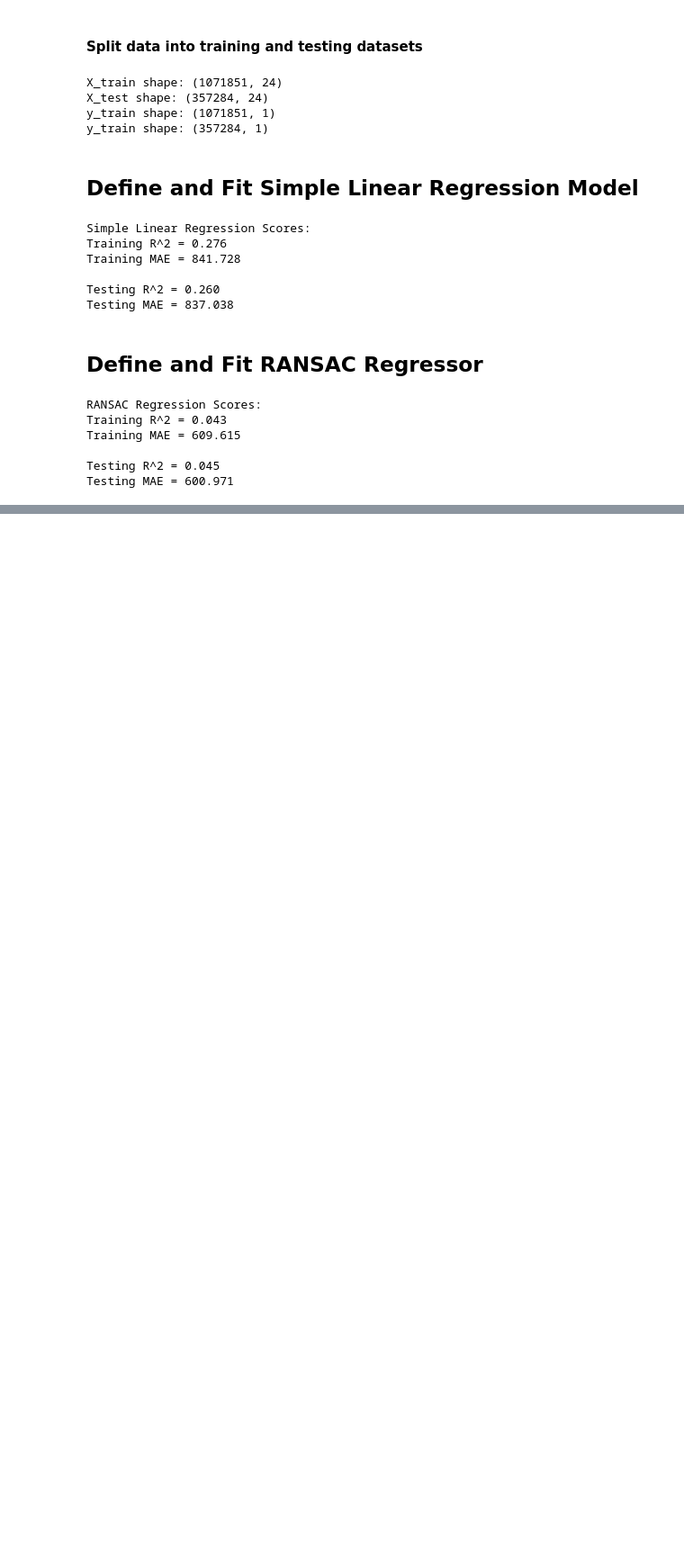
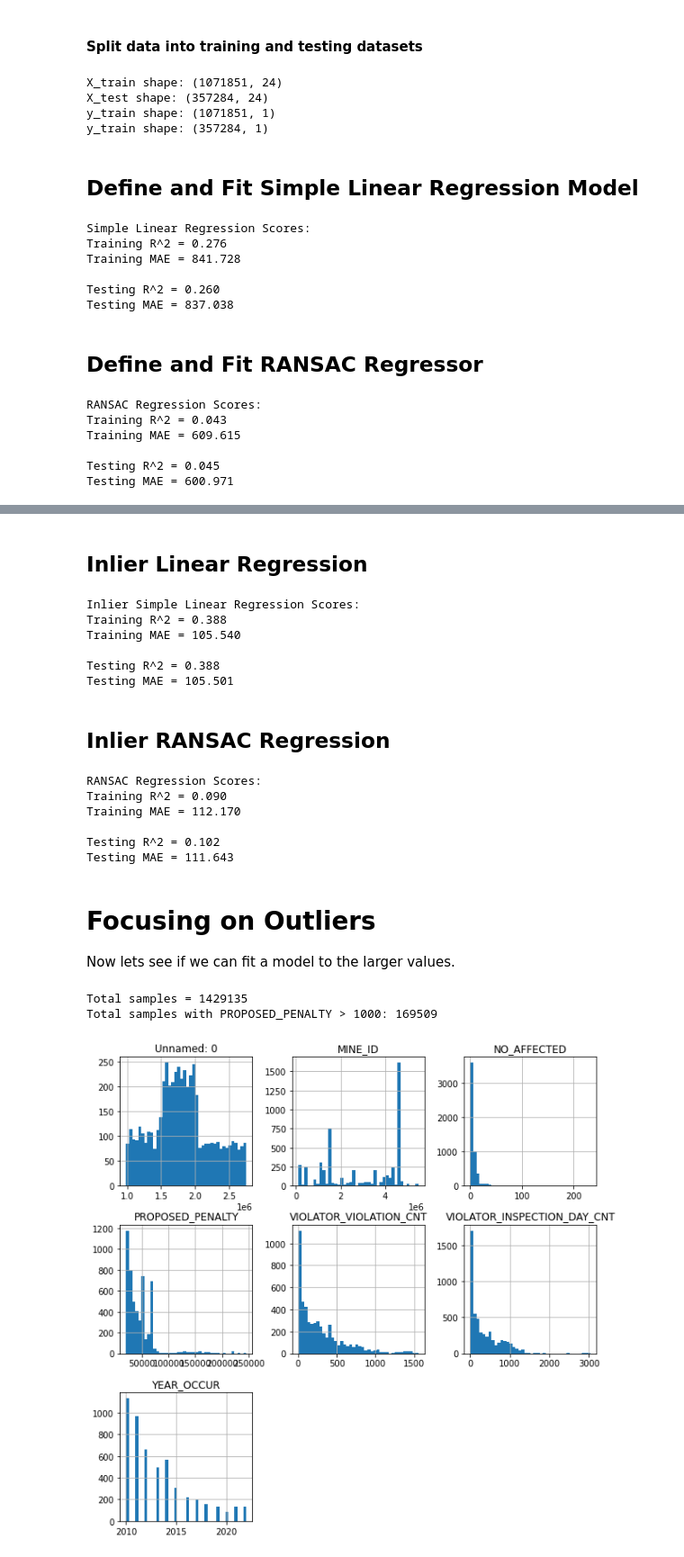
Before and after one commit to jacobdwatters/NIOSH-Project, a Jupyter notebook: LinearModels_Baseline.ipynb, the cells around one changed output, grey strips where cells are left out. Shown: that part at 90% size. Cells and saved outputs as stored; diff of their text form; code cells hidden in the pictures; blank space fills up the shorter version.

```diff
--- a/LinearModels_Baseline.ipynb
+++ b/LinearModels_Baseline.ipynb
@@ -130,0 +168,2 @@ Testing MAE = 600.971
+# %% [markdown]
+## Inlier Linear Regression
@@ -130,0 +172,25 @@ Testing MAE = 600.971
+# %%
+lin_reg_inliers_y_pred_train = lin_reg_inliers.predict(X_train_inliers)
+lin_reg_inliers_y_pred_test = lin_reg_inliers.predict(X_test_inliers)
+
+lin_reg_inliers_r_squared_train = r2_score(y_train_inliers, lin_reg_inliers_y_pred_train)
+lin_reg_inliers_r_squared_test = r2_score(y_test_inliers, lin_reg_inliers_y_pred_test)
+
+lin_reg_inliers_mae_train = mean_absolute_error(y_train_inliers, lin_reg_inliers_y_pred_train)
+lin_reg_inliers_mae_test = mean_absolute_error(y_test_inliers, lin_reg_inliers_y_pred_test)
+
+print('Inlier Simple Linear Regression Scores:')
+print('Training R^2 = %.3f' % lin_reg_inliers_r_squared_train)
+print('Training MAE = %.3f' % lin_reg_inliers_mae_train)
+
+print('\nTesting R^2 = %.3f' % lin_reg_inliers_r_squared_test)
+print('Testing MAE = %.3f' % lin_reg_inliers_mae_test)
+# %% [output]
+Inlier Simple Linear Regression Scores:
+Training R^2 = 0.388
+Training MAE = 105.540
+
+Testing R^2 = 0.388
+Testing MAE = 105.501
+# %% [markdown]
+## Inlier RANSAC Regression
@@ -130,0 +199,38 @@ Testing MAE = 600.971
+# %%
+ransac_reg_inliers_y_pred_train = ransac_reg_inliers.predict(X_train_inliers)
+ransac_reg_inliers_y_pred_test = ransac_reg_inliers.predict(X_test_inliers)
+
+ransac_reg_inliers_r_squared_train = r2_score(y_train_inliers, ransac_reg_inliers_y_pred_train)
+ransac_reg_inliers_r_squared_test = r2_score(y_test_inliers, ransac_reg_inliers_y_pred_test)
+
+ransac_reg_inliers_mae_train = mean_absolute_error(y_train_inliers, ransac_reg_inliers_y_pred_train)
+ransac_reg_inliers_mae_test = mean_absolute_error(y_test_inliers, ransac_reg_inliers_y_pred_test)
+
+print('Inlier RANSAC Regression Scores:')
+print('Training R^2 = %.3f' % ransac_reg_inliers_r_squared_train)
+print('Training MAE = %.3f' % ransac_reg_inliers_mae_train)
+
+print('\nTesting R^2 = %.3f' % ransac_reg_inliers_r_squared_test)
+print('Testing MAE = %.3f' % ransac_reg_inliers_mae_test)
+# %% [output]
+RANSAC Regression Scores:
+Training R^2 = 0.090
+Training MAE = 112.170
+
+Testing R^2 = 0.102
+Testing MAE = 111.643
+# %% [markdown]
+# Focusing on Outliers
+Now lets see if we can fit a model to the larger values.
+# %%
+violations_outliers = violation_data[violation_data['PROPOSED_PENALTY'] > MAX_VALUE]
+
+print('Total samples = %d' % len(violation_data))
+print('Total samples with PROPOSED_PENALTY > %d: %d' % (MAX_VALUE, len(violations_outliers)))
+# %% [output]
+Total samples = 1429135
+Total samples with PROPOSED_PENALTY > 1000: 169509
+# %%
+hist = violations_outliers.hist(figsize=(10,10), bins=40)
+# %% [output]
+[figure, added]
```
Also changed, not shown: parts of 16 cells of this notebook.
